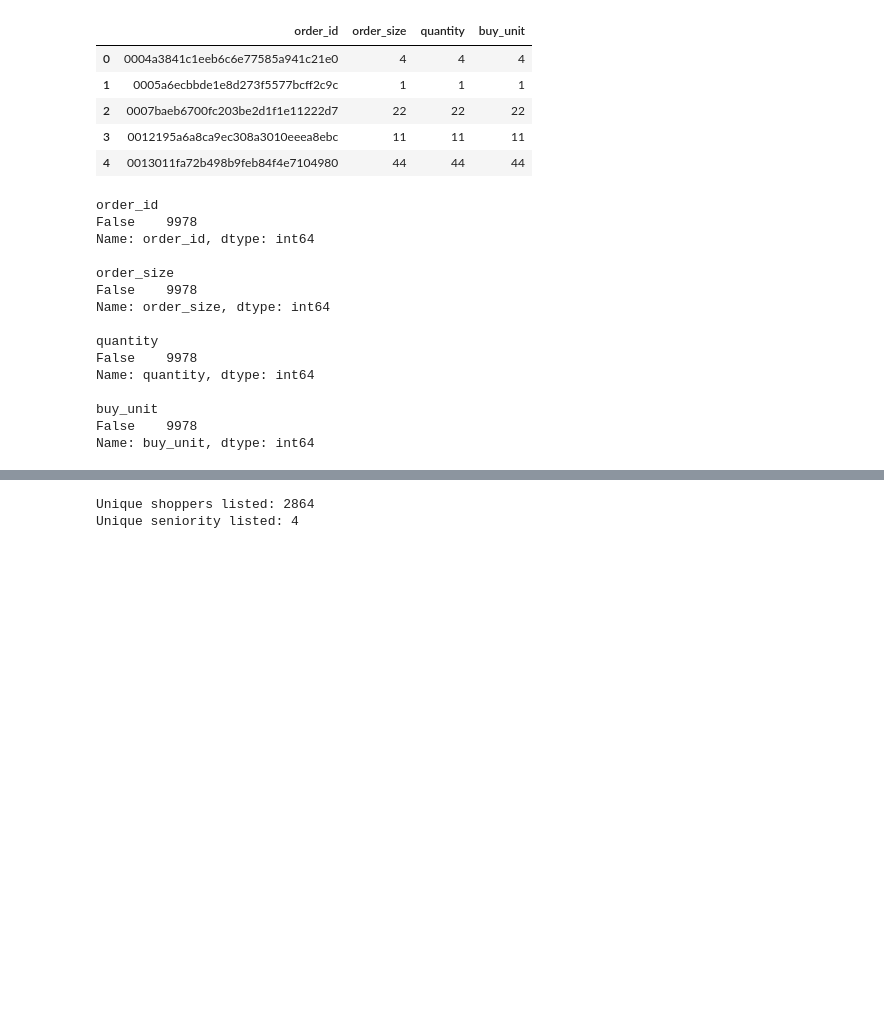
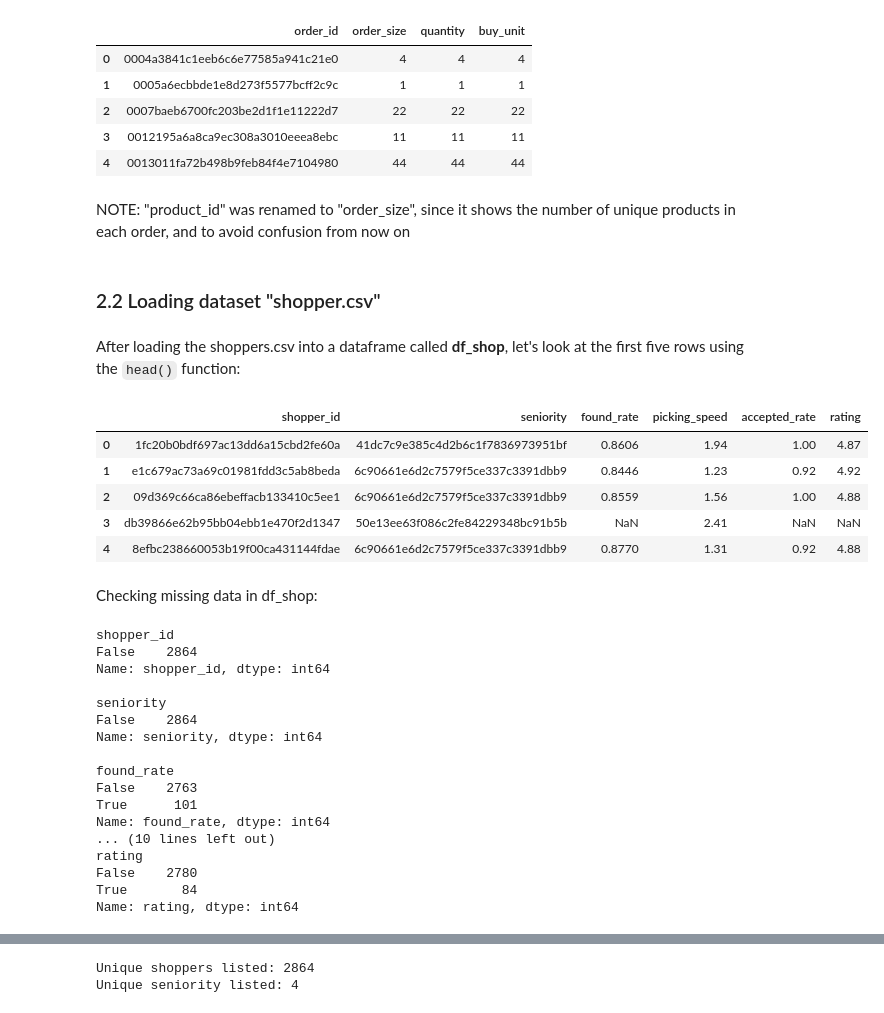
Before and after one commit to tiagottmoraes/CS-s-Data-Science-Example, a Jupyter notebook: ETL.ipynb, the cells around one changed output, grey strips where cells are left out. Cells and saved outputs as stored; diff of their text form; code cells hidden in the pictures; blank space fills up the shorter version.

```diff
--- a/ETL.ipynb
+++ b/ETL.ipynb
@@ -49,25 +149,47 @@ df_ordprod.head()
 | 2 | 0007baeb6700fc203be2d1f1e11222d7 | 22 | 22 | 22 |
 | 3 | 0012195a6a8ca9ec308a3010eeea8ebc | 11 | 11 | 11 |
 | 4 | 0013011fa72b498b9feb84f4e7104980 | 44 | 44 | 44 |
+# %% [markdown]
+NOTE: "product_id" was renamed to "order_size", since it shows the number of unique products in each order, and to avoid confusion from now on
+# %% [markdown]
+### 2.2 Loading dataset "shopper.csv"
+# %% [markdown]
+After loading the shoppers.csv into a dataframe called **df_shop**, let's look at the first five rows using the `head()` function:
+# %%
+## Shopper
+filename_shop = "https://raw.githubusercontent.com/tiagottmoraes/CS-s-Data-Science-Test/main/data/shoppers.csv"
+df_shop = pd.read_csv(filename_shop)
+df_shop.head()
+# %% [output]
+|  | shopper_id | seniority | found_rate | picking_speed | accepted_rate | rating |
+| 0 | 1fc20b0bdf697ac13dd6a15cbd2fe60a | 41dc7c9e385c4d2b6c1f7836973951bf | 0.8606 | 1.94 | 1.00 | 4.87 |
+| 1 | e1c679ac73a69c01981fdd3c5ab8beda | 6c90661e6d2c7579f5ce337c3391dbb9 | 0.8446 | 1.23 | 0.92 | 4.92 |
+| 2 | 09d369c66ca86ebeffacb133410c5ee1 | 6c90661e6d2c7579f5ce337c3391dbb9 | 0.8559 | 1.56 | 1.00 | 4.88 |
+| 3 | db39866e62b95bb04ebb1e470f2d1347 | 50e13ee63f086c2fe84229348bc91b5b | NaN | 2.41 | NaN | NaN |
+| 4 | 8efbc238660053b19f00ca431144fdae | 6c90661e6d2c7579f5ce337c3391dbb9 | 0.8770 | 1.31 | 0.92 | 4.88 |
+# %% [markdown]
+Checking missing data in df_shop:
 # %%
-missing_data_order = df_ordprod.isnull()
+missing_data_order = df_shop.isnull()
 for column in missing_data_order.columns.values.tolist():
     print(column)
     print(missing_data_order[column].value_counts())
     print("")
 # %% [output]
-order_id
-False    9978
-Name: order_id, dtype: int64
+shopper_id
+False    2864
+Name: shopper_id, dtype: int64
 
-order_size
-False    9978
-Name: order_size, dtype: int64
+seniority
+False    2864
+Name: seniority, dtype: int64
 
-quantity
-False    9978
-Name: quantity, dtype: int64
-
-buy_unit
-False    9978
-Name: buy_unit, dtype: int64
+found_rate
+False    2763
+True      101
+Name: found_rate, dtype: int64
+... (10 lines left out)
+rating
+False    2780
+True       84
+Name: rating, dtype: int64
```
Also changed, not shown: parts of 55 cells of this notebook.
